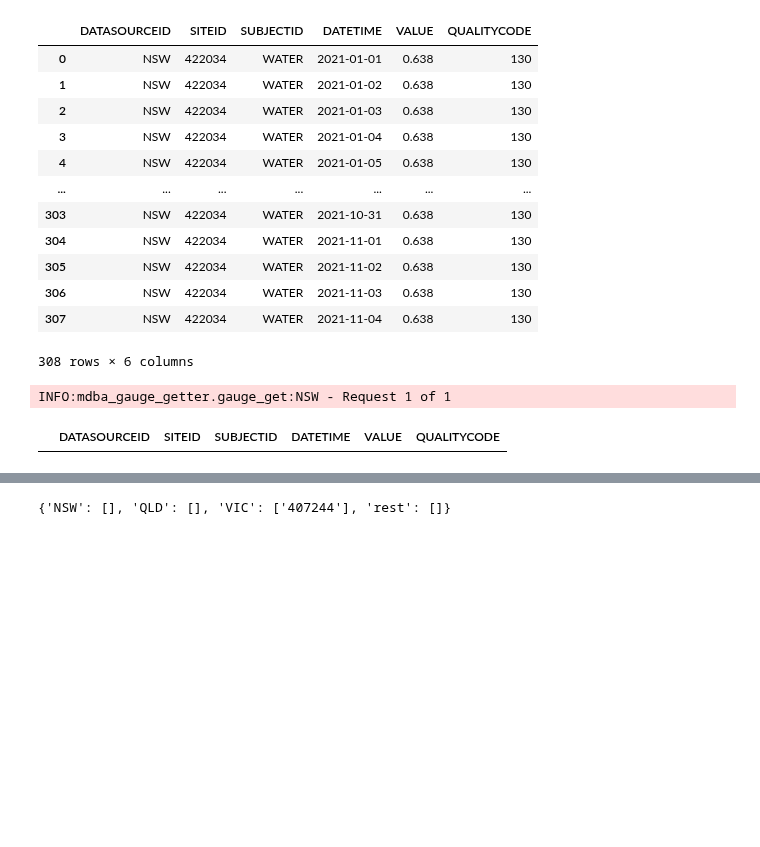
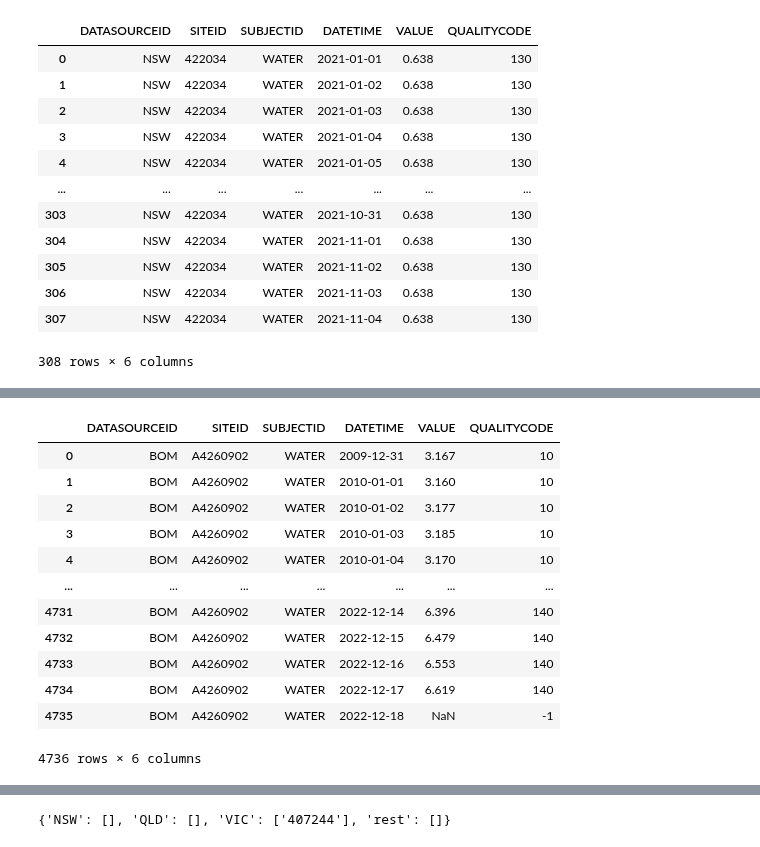
Before and after one commit to MDBAuth/MDBA_Gauge_Getter, a Jupyter notebook: Gauge_getter_example.ipynb, the cells around one changed output, grey strips where cells are left out. Saved outputs shown, nothing was run; the diff lists cells and outputs as text; code cells hidden in the pictures; blank space fills up the shorter version.

```diff
--- a/Gauge_getter_example.ipynb
+++ b/Gauge_getter_example.ipynb
@@ -132,8 +125,11 @@ https://realtimedata.waternsw.com.au/cgi/webservice.pl?{"params":{"site_list":"4
 | 306 | NSW | 422034 | WATER | 2021-11-03 | 0.638 | 130 |
 | 307 | NSW | 422034 | WATER | 2021-11-04 | 0.638 | 130 |
 308 rows × 6 columns
-# %%
-gg.gauge_pull("422034", start_time_user = datetime.date(2000, 12, 4), end_time_user= datetime.date(2021, 11, 4), var='L' )
-# %% [output]
-INFO:mdba_gauge_getter.gauge_get:NSW - Request 1 of 1
-|  | DATASOURCEID | SITEID | SUBJECTID | DATETIME | VALUE | QUALITYCODE |
+# %%
+SA_Gauges = ['A4260902']
+SA_Interval = [datetime.date(2010, 1, 1), datetime.date(2022, 12, 20)]
+NSW_Gauges = ['425023']
+NSW_Interval = [datetime.date(1980, 1, 1), datetime.date(2022, 12, 20)]
+# %%
+gg.gauge_pull(SA_Gauges, start_time_user = SA_Interval[0], end_time_user= SA_Interval[1], var='SL' )
+# %% [output]
@@ -139,0 +151,13 @@ INFO:mdba_gauge_getter.gauge_get:NSW - Request 1 of 1
+|  | DATASOURCEID | SITEID | SUBJECTID | DATETIME | VALUE | QUALITYCODE |
+| 0 | BOM | A4260902 | WATER | 2009-12-31 | 3.167 | 10 |
+| 1 | BOM | A4260902 | WATER | 2010-01-01 | 3.160 | 10 |
+| 2 | BOM | A4260902 | WATER | 2010-01-02 | 3.177 | 10 |
+| 3 | BOM | A4260902 | WATER | 2010-01-03 | 3.185 | 10 |
+| 4 | BOM | A4260902 | WATER | 2010-01-04 | 3.170 | 10 |
+| ... | ... | ... | ... | ... | ... | ... |
+| 4731 | BOM | A4260902 | WATER | 2022-12-14 | 6.396 | 140 |
+| 4732 | BOM | A4260902 | WATER | 2022-12-15 | 6.479 | 140 |
+| 4733 | BOM | A4260902 | WATER | 2022-12-16 | 6.553 | 140 |
+| 4734 | BOM | A4260902 | WATER | 2022-12-17 | 6.619 | 140 |
+| 4735 | BOM | A4260902 | WATER | 2022-12-18 | NaN | -1 |
+4736 rows × 6 columns
```
Also changed, not shown: parts of 9 cells of this notebook, 4 other files.
